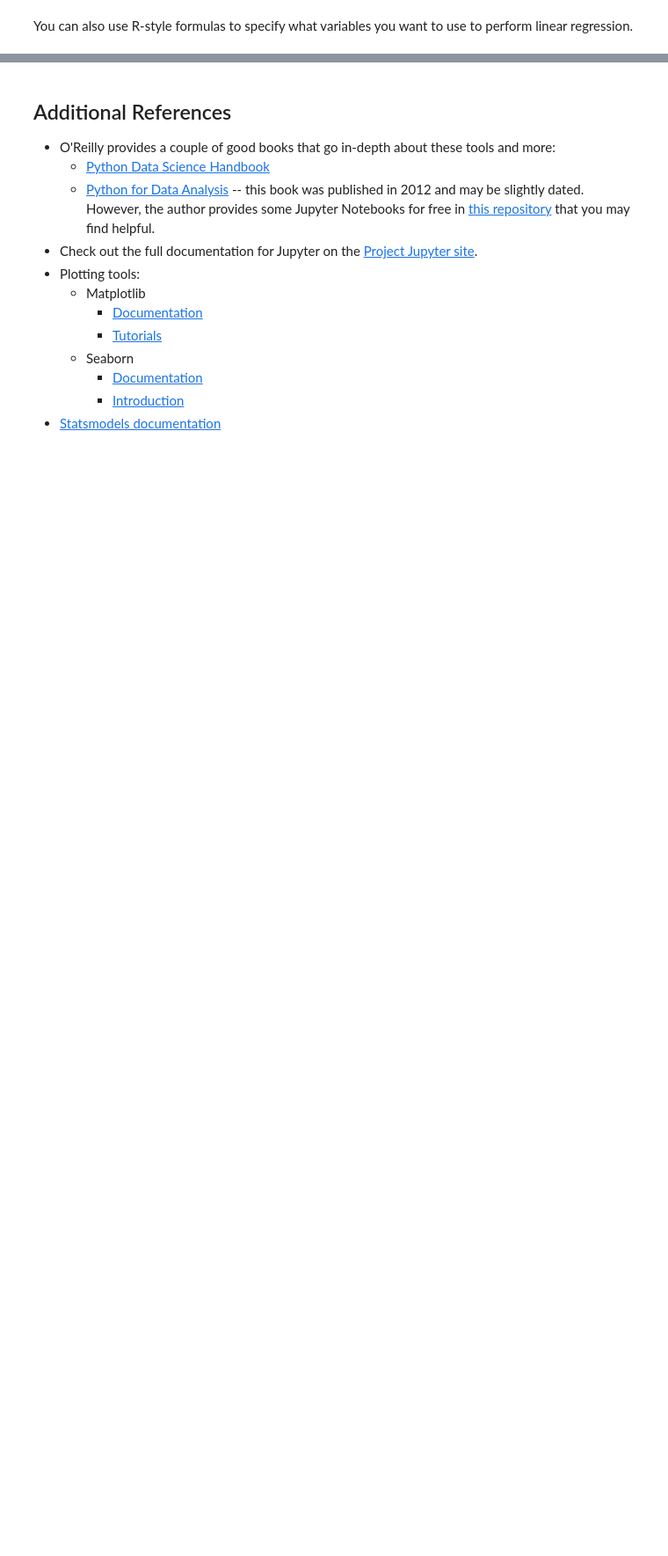
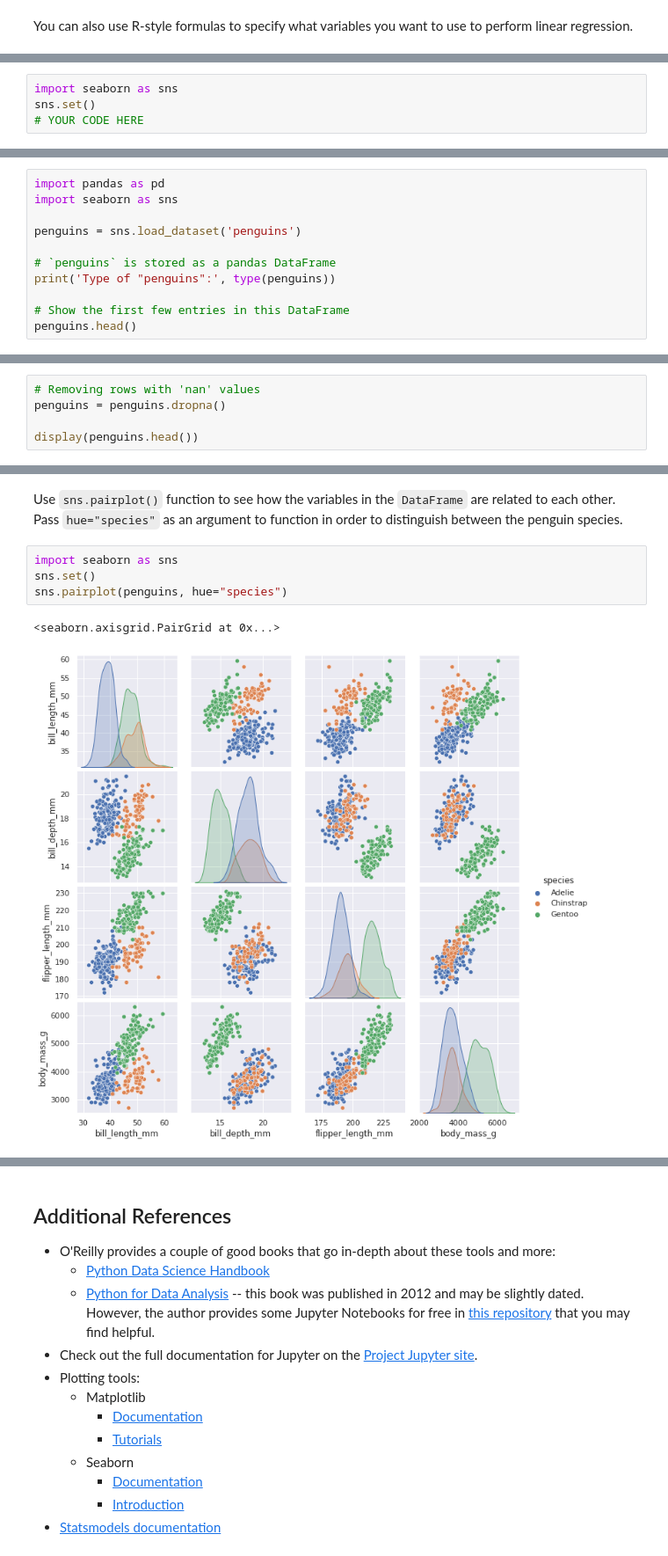
Before and after one commit to mbhsmlclub/Lecture-1-Intro-to-Data-Science-in-Python, a Jupyter notebook: DataSciIntro.ipynb, the cells around one changed output, grey strips where cells are left out. Shown at 88% size. Cells and saved outputs as stored; diff of their text form; blank space fills up the shorter version.

Commit message:
added penguin problem

```diff
--- a/DataSciIntro.ipynb
+++ b/DataSciIntro.ipynb
@@ -538,0 +600,4 @@ Notes:
+# %%
+import seaborn as sns
+sns.set()
+# YOUR CODE HERE
@@ -538,0 +664,11 @@ Notes:
+# %%
+import pandas as pd
+import seaborn as sns
+
+penguins = sns.load_dataset('penguins')
+
+# `penguins` is stored as a pandas DataFrame
+print('Type of "penguins":', type(penguins))
+
+# Show the first few entries in this DataFrame
+penguins.head()
@@ -538,0 +685,5 @@ Notes:
+# %%
+# Removing rows with 'nan' values
+penguins = penguins.dropna()
+
+display(penguins.head())
@@ -538,0 +844,9 @@ Notes:
+# %% [markdown]
+Use `sns.pairplot()` function to see how the variables in the `DataFrame` are related to each other. Pass `hue="species"` as an argument to function in order to distinguish between the penguin species.
+# %%
+import seaborn as sns
+sns.set()
+sns.pairplot(penguins, hue="species")
+# %% [output]
+<seaborn.axisgrid.PairGrid at 0x...>
+[figure, added]
```
Also changed, not shown: parts of 43 cells of this notebook, 1 other file.
